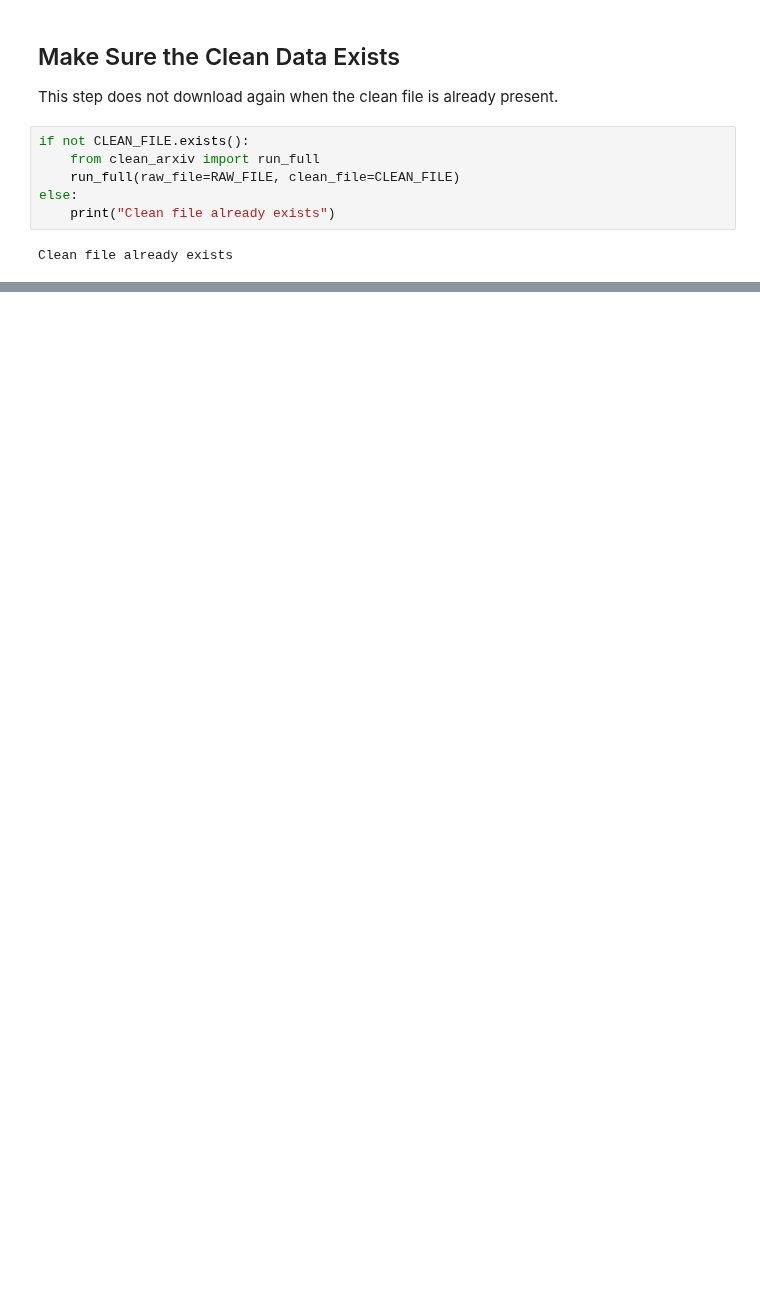
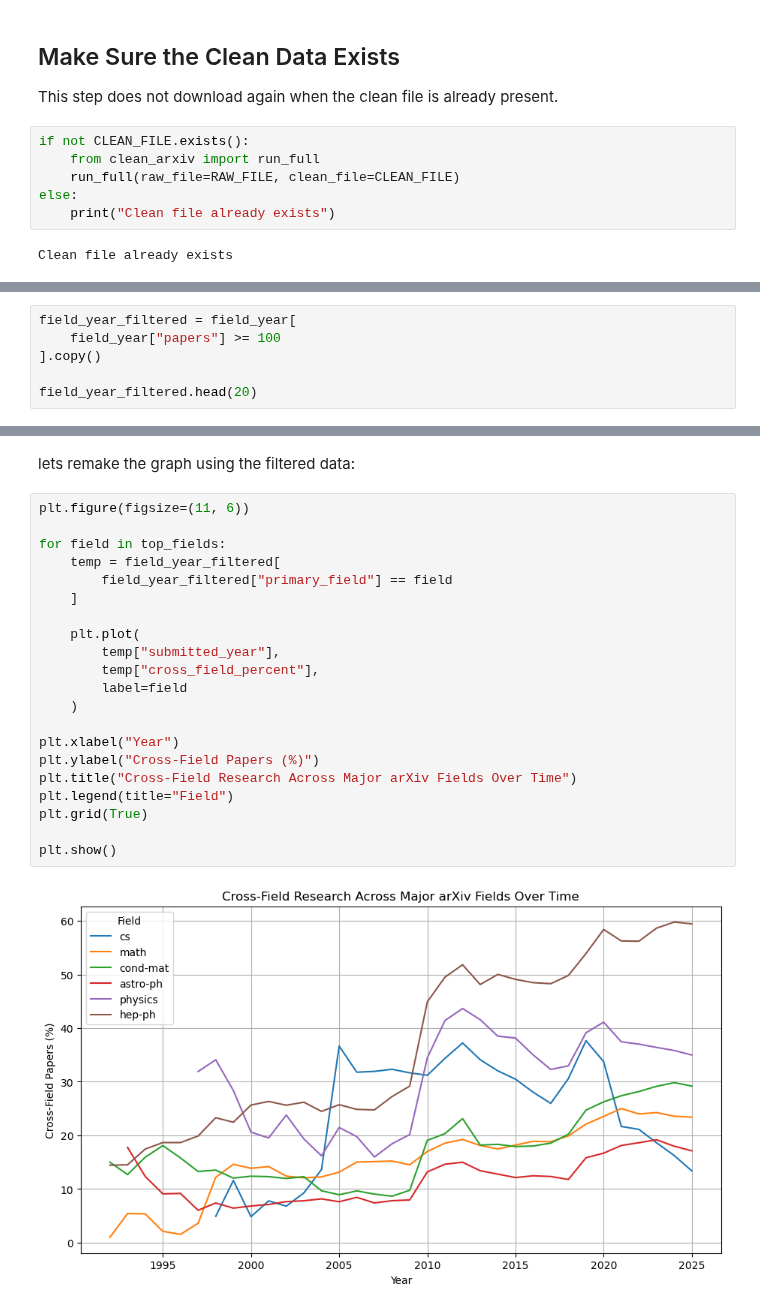
Before and after one commit to csci4491/applied_ds_capstone, a Jupyter notebook: notebooks/2_arxiv_collaboration.ipynb, the cells around one changed output, grey strips where cells are left out. Cells and saved outputs as stored; diff of their text form; blank space fills up the shorter version.

```diff
--- a/notebooks/2_arxiv_collaboration.ipynb
+++ b/notebooks/2_arxiv_collaboration.ipynb
@@ -46,0 +315,6 @@ Clean file already exists
+# %%
+field_year_filtered = field_year[
+    field_year["papers"] >= 100
+].copy()
+
+field_year_filtered.head(20)
@@ -46,0 +339,25 @@ Clean file already exists
+# %% [markdown]
+lets remake the graph using the filtered data:
+# %%
+plt.figure(figsize=(11, 6))
+
+for field in top_fields:
+    temp = field_year_filtered[
+        field_year_filtered["primary_field"] == field
+    ]
+
+    plt.plot(
+        temp["submitted_year"],
+        temp["cross_field_percent"],
+        label=field
+    )
+
+plt.xlabel("Year")
+plt.ylabel("Cross-Field Papers (%)")
+plt.title("Cross-Field Research Across Major arXiv Fields Over Time")
+plt.legend(title="Field")
+plt.grid(True)
+
+plt.show()
+# %% [output]
+[figure, added]
```
Also changed, not shown: parts of 24 cells of this notebook, 1 other file.
